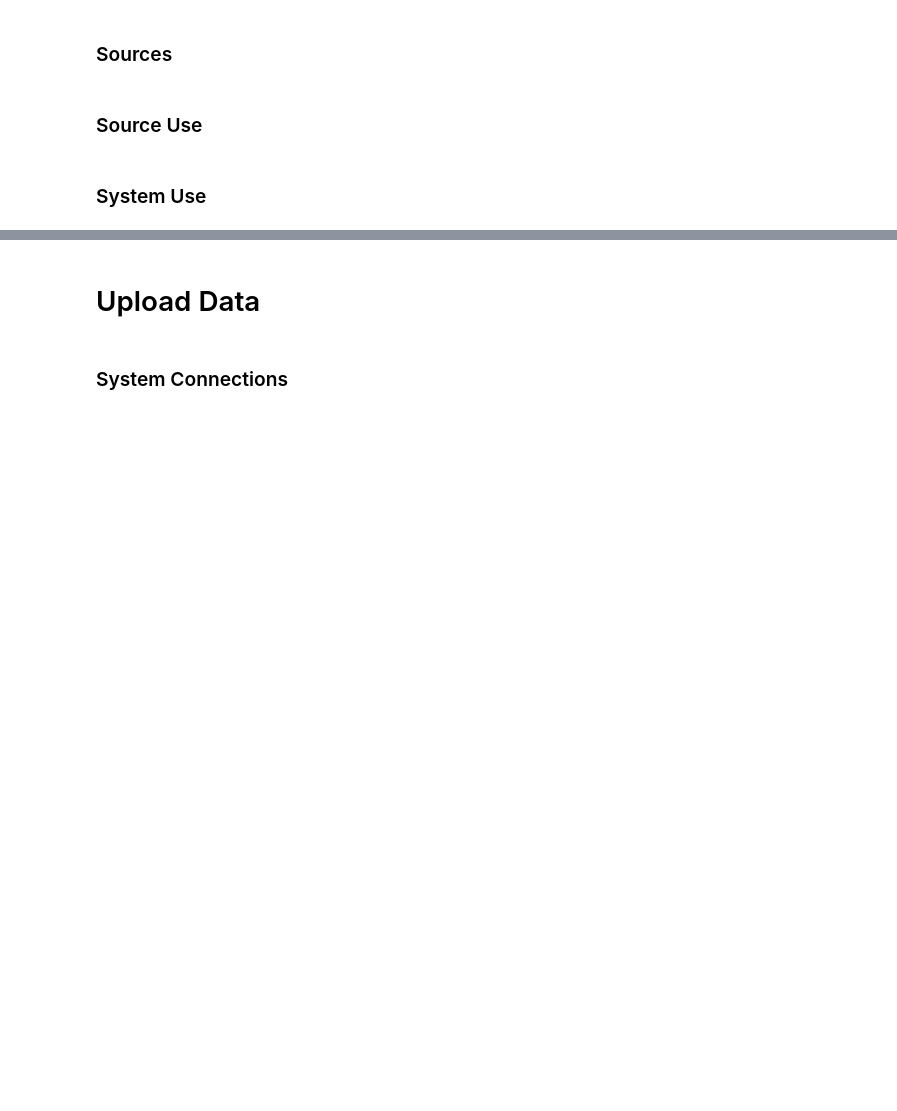
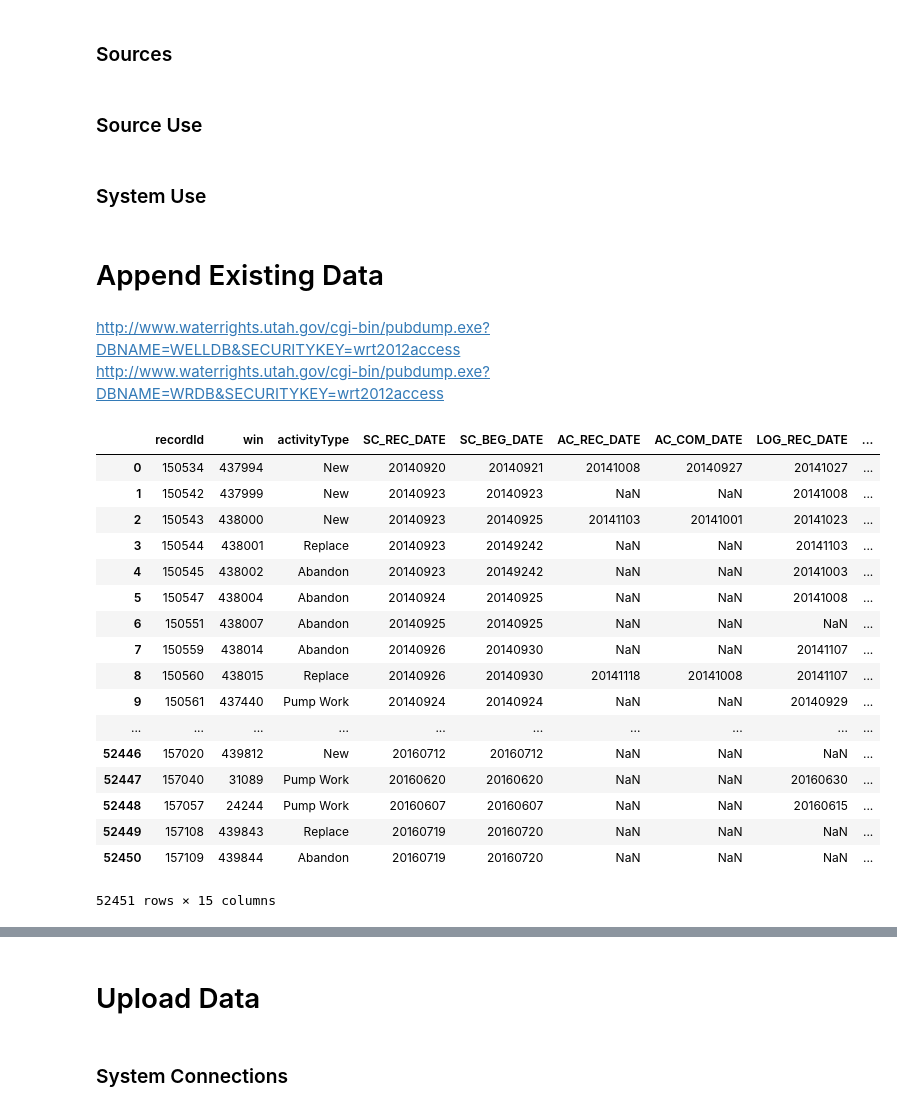
Before and after one commit to inkenbrandt/IPython, a Jupyter notebook: Water Rights Systems.ipynb, the cells around one changed output, grey strips where cells are left out. Cells and saved outputs as stored; diff of their text form; code cells hidden in the pictures; blank space fills up the shorter version.

```diff
--- a/Water Rights Systems.ipynb
+++ b/Water Rights Systems.ipynb
@@ -677,0 +747,26 @@ systemuseData = systemuseData[systemuseData.Total < 100000]
+# %% [markdown]
+# Append Existing Data
+# %% [markdown]
+http://www.waterrights.utah.gov/cgi-bin/pubdump.exe?DBNAME=WELLDB&SECURITYKEY=wrt2012access<br/>
+http://www.waterrights.utah.gov/cgi-bin/pubdump.exe?DBNAME=WRDB&SECURITYKEY=wrt2012access
+# %%
+pd.read_csv('http://www.waterrights.utah.gov/tmpdata/O1747696.txt')
+# %% [output]
+|  | recordId | win | activityType | SC_REC_DATE | SC_BEG_DATE | AC_REC_DATE | AC_COM_DATE | LOG_REC_DATE | ... |
+| 0 | 150534 | 437994 | New | 20140920 | 20140921 | 20141008 | 20140927 | 20141027 | ... |
+| 1 | 150542 | 437999 | New | 20140923 | 20140923 | NaN | NaN | 20141008 | ... |
+| 2 | 150543 | 438000 | New | 20140923 | 20140925 | 20141103 | 20141001 | 20141023 | ... |
+| 3 | 150544 | 438001 | Replace | 20140923 | 20149242 | NaN | NaN | 20141103 | ... |
+| 4 | 150545 | 438002 | Abandon | 20140923 | 20149242 | NaN | NaN | 20141003 | ... |
+| 5 | 150547 | 438004 | Abandon | 20140924 | 20140925 | NaN | NaN | 20141008 | ... |
+| 6 | 150551 | 438007 | Abandon | 20140925 | 20140925 | NaN | NaN | NaN | ... |
+| 7 | 150559 | 438014 | Abandon | 20140926 | 20140930 | NaN | NaN | 20141107 | ... |
+| 8 | 150560 | 438015 | Replace | 20140926 | 20140930 | 20141118 | 20141008 | 20141107 | ... |
+| 9 | 150561 | 437440 | Pump Work | 20140924 | 20140924 | NaN | NaN | 20140929 | ... |
+| ... | ... | ... | ... | ... | ... | ... | ... | ... | ... |
+| 52446 | 157020 | 439812 | New | 20160712 | 20160712 | NaN | NaN | NaN | ... |
+| 52447 | 157040 | 31089 | Pump Work | 20160620 | 20160620 | NaN | NaN | 20160630 | ... |
+| 52448 | 157057 | 24244 | Pump Work | 20160607 | 20160607 | NaN | NaN | 20160615 | ... |
+| 52449 | 157108 | 439843 | Replace | 20160719 | 20160720 | NaN | NaN | NaN | ... |
+| 52450 | 157109 | 439844 | Abandon | 20160719 | 20160720 | NaN | NaN | NaN | ... |
+52451 rows × 15 columns
```
Also changed, not shown: parts of 46 cells of this notebook, 2 other files.
